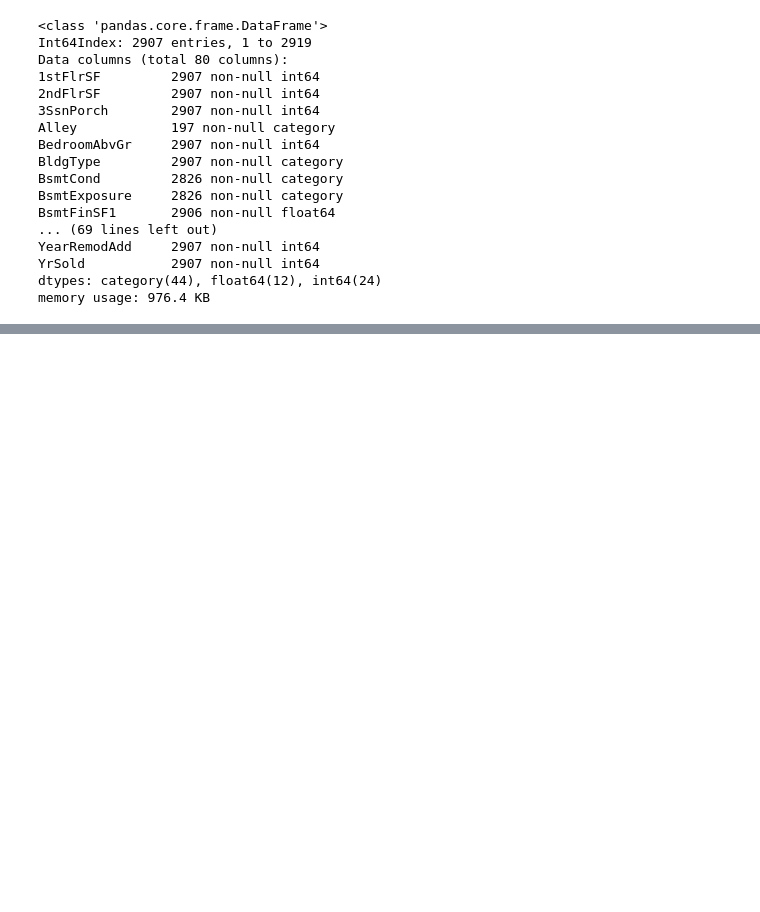
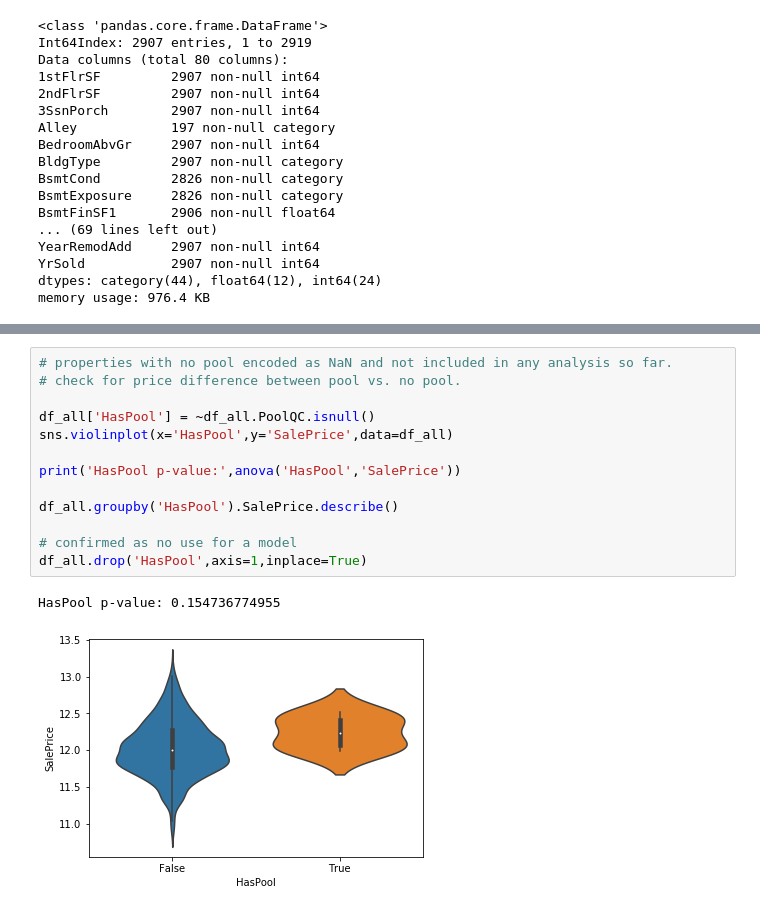
Before and after one commit to jack89roberts/kaggle-house-prices, a Jupyter notebook: house_prices_eda.ipynb, the cells around one changed output, grey strips where cells are left out. Drawn from its saved outputs; the diff is of its cells as text; blank space fills up the shorter version.

```diff
--- a/house_prices_eda.ipynb
+++ b/house_prices_eda.ipynb
@@ -211,0 +339,16 @@ Name: SalePrice, dtype: float64
+# %%
+# properties with no pool encoded as NaN and not included in any analysis so far.
+# check for price difference between pool vs. no pool.
+
+df_all['HasPool'] = ~df_all.PoolQC.isnull()
+sns.violinplot(x='HasPool',y='SalePrice',data=df_all)
+
+print('HasPool p-value:',anova('HasPool','SalePrice'))
+
+df_all.groupby('HasPool').SalePrice.describe()
+
+# confirmed as no use for a model
+df_all.drop('HasPool',axis=1,inplace=True)
+# %% [output]
+HasPool p-value: 0.154736774955
+[figure, added]
```
Also changed, not shown: parts of 11 cells of this notebook.
